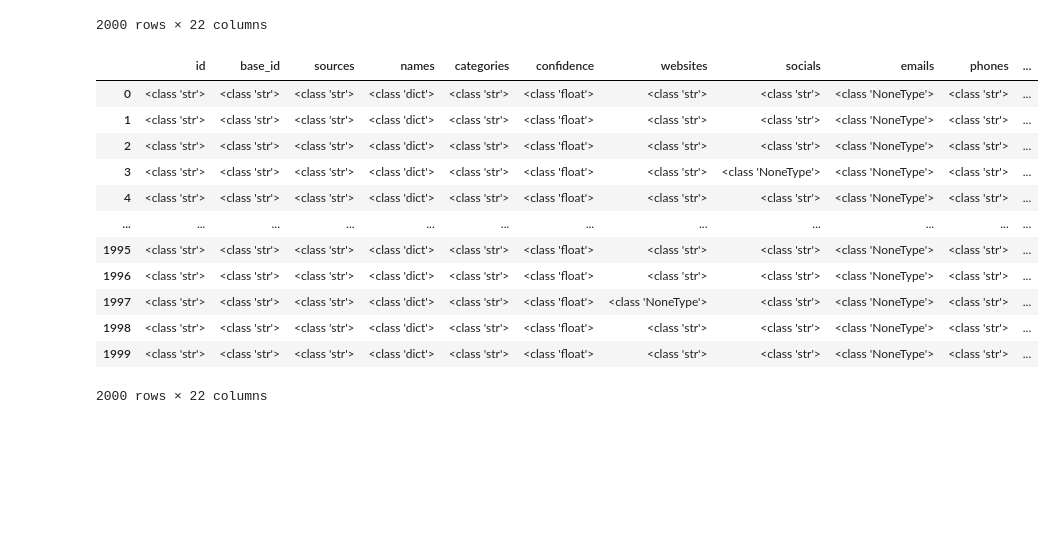
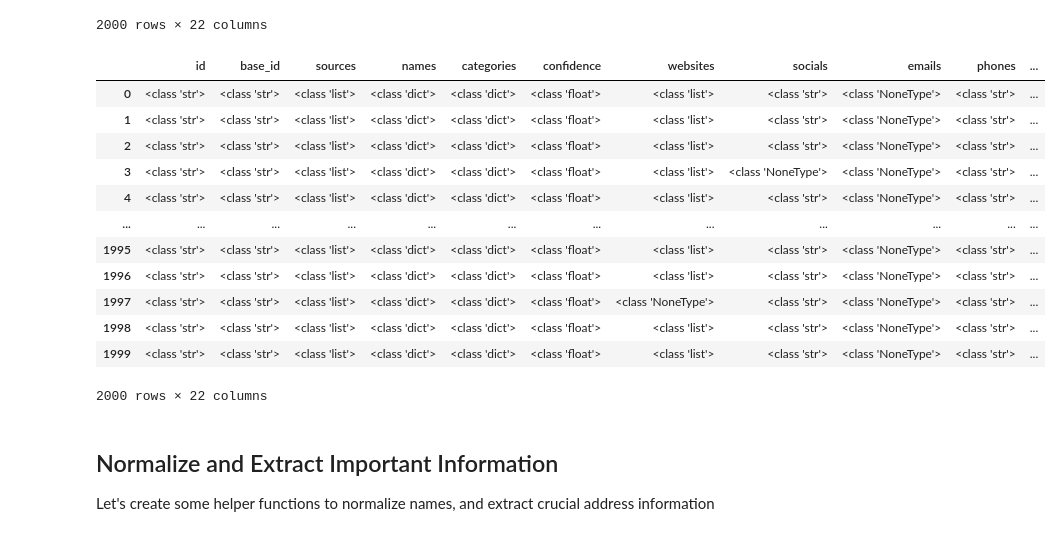
Before and after one commit to project-terraforma/Places-Attribute-Conflation, a Jupyter notebook: analysis.ipynb, the cells around one changed output. Saved outputs shown, nothing was run; the diff lists cells and outputs as text; code cells hidden in the pictures; blank space fills up the shorter version.

```diff
--- a/analysis.ipynb
+++ b/analysis.ipynb
@@ -111,25 +117,28 @@ sample_df.map(type)
 # %%
 # Assigns data types to attributes
 def parse_category(x):
     if isinstance(x, (list, dict)) or pd.isna(x): return x
     try: return ast.literal_eval(x)
     except: return None
 
-for c in ["names","addresses","base_names","base_addresses","base_categories"]:
+for c in ["sources", "names", "addresses","base_names","base_addresses","base_categories", "categories", "websites", "brand"]:
     if c in sample_df: sample_df[c] = sample_df[c].apply(parse_category)
 
 sample_df.map(type)
 # %% [output]
 |  | id | base_id | sources | names | categories | confidence | websites | socials | emails | phones | ... |
-| 0 | <class 'str'> | <class 'str'> | <class 'str'> | <class 'dict'> | <class 'str'> | <class 'float'> | <class 'str'> | <class 'str'> | <class 'NoneType'> | <class 'str'> | ... |
-| 1 | <class 'str'> | <class 'str'> | <class 'str'> | <class 'dict'> | <class 'str'> | <class 'float'> | <class 'str'> | <class 'str'> | <class 'NoneType'> | <class 'str'> | ... |
-| 2 | <class 'str'> | <class 'str'> | <class 'str'> | <class 'dict'> | <class 'str'> | <class 'float'> | <class 'str'> | <class 'str'> | <class 'NoneType'> | <class 'str'> | ... |
-| 3 | <class 'str'> | <class 'str'> | <class 'str'> | <class 'dict'> | <class 'str'> | <class 'float'> | <class 'str'> | <class 'NoneType'> | <class 'NoneType'> | <class 'str'> | ... |
-| 4 | <class 'str'> | <class 'str'> | <class 'str'> | <class 'dict'> | <class 'str'> | <class 'float'> | <class 'str'> | <class 'str'> | <class 'NoneType'> | <class 'str'> | ... |
+| 0 | <class 'str'> | <class 'str'> | <class 'list'> | <class 'dict'> | <class 'dict'> | <class 'float'> | <class 'list'> | <class 'str'> | <class 'NoneType'> | <class 'str'> | ... |
+| 1 | <class 'str'> | <class 'str'> | <class 'list'> | <class 'dict'> | <class 'dict'> | <class 'float'> | <class 'list'> | <class 'str'> | <class 'NoneType'> | <class 'str'> | ... |
+| 2 | <class 'str'> | <class 'str'> | <class 'list'> | <class 'dict'> | <class 'dict'> | <class 'float'> | <class 'list'> | <class 'str'> | <class 'NoneType'> | <class 'str'> | ... |
+| 3 | <class 'str'> | <class 'str'> | <class 'list'> | <class 'dict'> | <class 'dict'> | <class 'float'> | <class 'list'> | <class 'NoneType'> | <class 'NoneType'> | <class 'str'> | ... |
+| 4 | <class 'str'> | <class 'str'> | <class 'list'> | <class 'dict'> | <class 'dict'> | <class 'float'> | <class 'list'> | <class 'str'> | <class 'NoneType'> | <class 'str'> | ... |
 | ... | ... | ... | ... | ... | ... | ... | ... | ... | ... | ... | ... |
-| 1995 | <class 'str'> | <class 'str'> | <class 'str'> | <class 'dict'> | <class 'str'> | <class 'float'> | <class 'str'> | <class 'str'> | <class 'NoneType'> | <class 'str'> | ... |
-| 1996 | <class 'str'> | <class 'str'> | <class 'str'> | <class 'dict'> | <class 'str'> | <class 'float'> | <class 'str'> | <class 'str'> | <class 'NoneType'> | <class 'str'> | ... |
-| 1997 | <class 'str'> | <class 'str'> | <class 'str'> | <class 'dict'> | <class 'str'> | <class 'float'> | <class 'NoneType'> | <class 'str'> | <class 'NoneType'> | <class 'str'> | ... |
-| 1998 | <class 'str'> | <class 'str'> | <class 'str'> | <class 'dict'> | <class 'str'> | <class 'float'> | <class 'str'> | <class 'str'> | <class 'NoneType'> | <class 'str'> | ... |
-| 1999 | <class 'str'> | <class 'str'> | <class 'str'> | <class 'dict'> | <class 'str'> | <class 'float'> | <class 'str'> | <class 'str'> | <class 'NoneType'> | <class 'str'> | ... |
+| 1995 | <class 'str'> | <class 'str'> | <class 'list'> | <class 'dict'> | <class 'dict'> | <class 'float'> | <class 'list'> | <class 'str'> | <class 'NoneType'> | <class 'str'> | ... |
+| 1996 | <class 'str'> | <class 'str'> | <class 'list'> | <class 'dict'> | <class 'dict'> | <class 'float'> | <class 'list'> | <class 'str'> | <class 'NoneType'> | <class 'str'> | ... |
+| 1997 | <class 'str'> | <class 'str'> | <class 'list'> | <class 'dict'> | <class 'dict'> | <class 'float'> | <class 'NoneType'> | <class 'str'> | <class 'NoneType'> | <class 'str'> | ... |
+| 1998 | <class 'str'> | <class 'str'> | <class 'list'> | <class 'dict'> | <class 'dict'> | <class 'float'> | <class 'list'> | <class 'str'> | <class 'NoneType'> | <class 'str'> | ... |
+| 1999 | <class 'str'> | <class 'str'> | <class 'list'> | <class 'dict'> | <class 'dict'> | <class 'float'> | <class 'list'> | <class 'str'> | <class 'NoneType'> | <class 'str'> | ... |
 2000 rows × 22 columns
+# %% [markdown]
+## Normalize and Extract Important Information
+Let's create some helper functions to normalize names, and extract crucial address information
```
Also changed, not shown: parts of 7 cells of this notebook, 1 other file.
